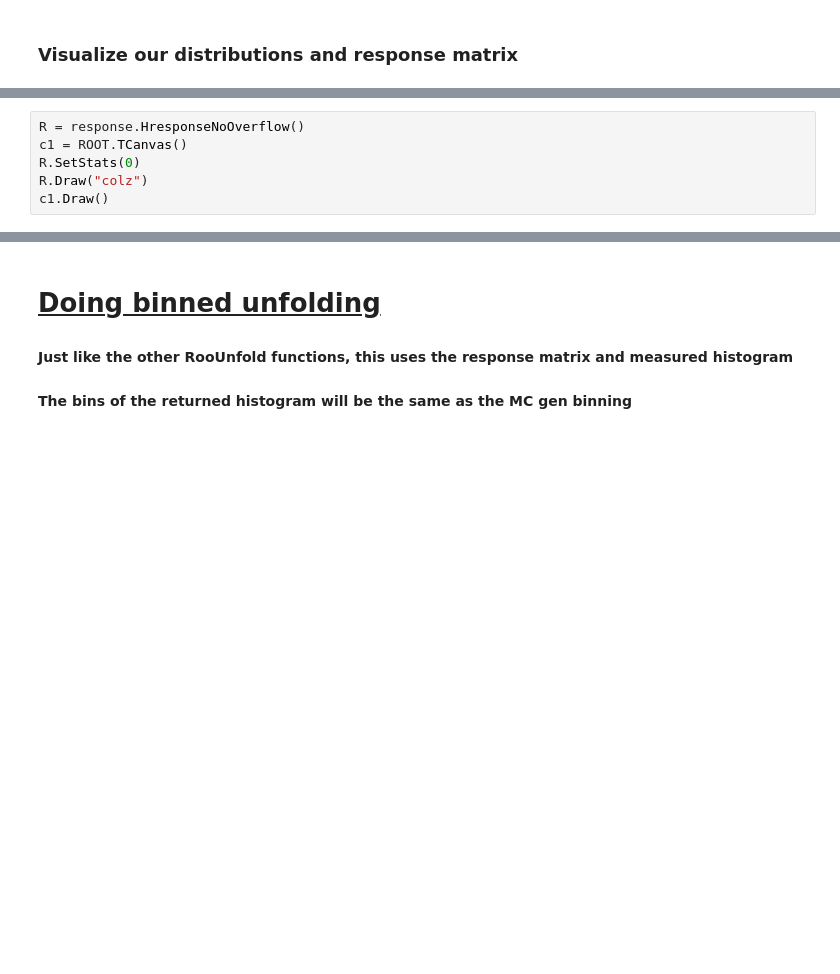
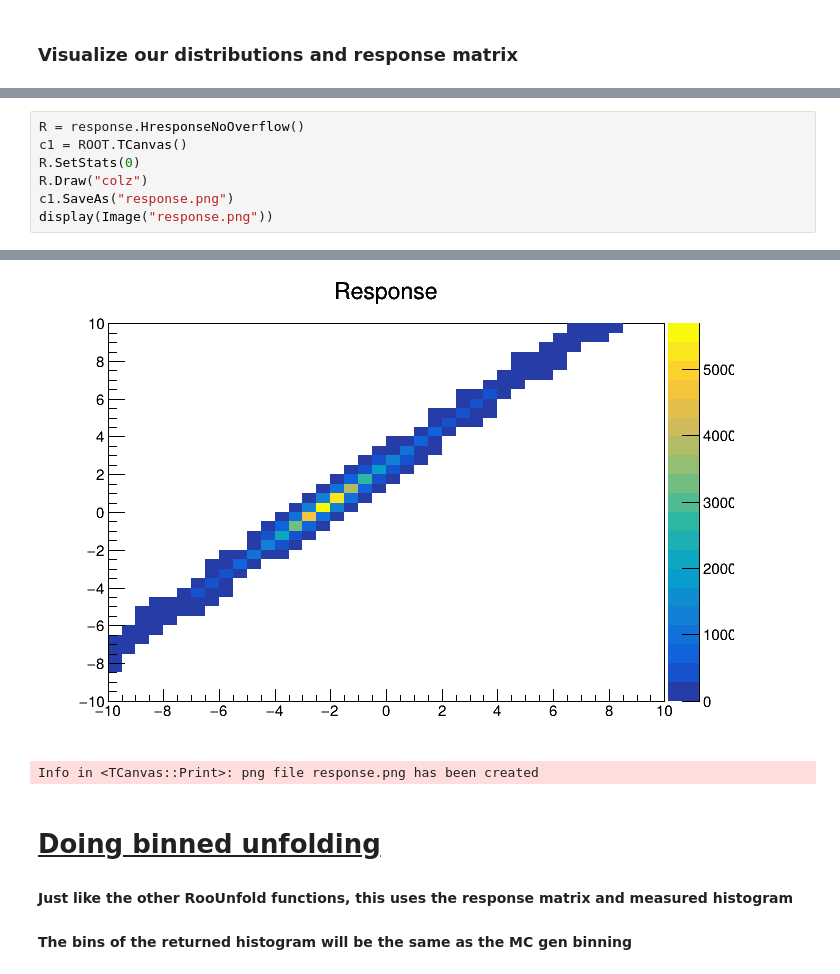
Before and after one commit to rymilton/unbinned_unfolding, a Jupyter notebook: examples/OmniFold_example.ipynb, the cells around one changed output, grey strips where cells are left out. Saved outputs shown, nothing was run; the diff lists cells and outputs as text; blank space fills up the shorter version.

```diff
--- a/examples/OmniFold_example.ipynb
+++ b/examples/OmniFold_example.ipynb
@@ -130,5 +149,6 @@ R = response.HresponseNoOverflow()
 c1 = ROOT.TCanvas()
 R.SetStats(0)
 R.Draw("colz")
-c1.Draw()
+c1.SaveAs("response.png")
+display(Image("response.png"))
 # %% [output]
@@ -136,3 +155,5 @@ c1.Draw()
+[figure, added]
+Info in <TCanvas::Print>: png file response.png has been created
 # %% [markdown]
 # <u>Doing binned unfolding</u>
 #### Just like the other RooUnfold functions, this uses the response matrix and measured histogram
```
Also changed, not shown: parts of 10 cells of this notebook.
